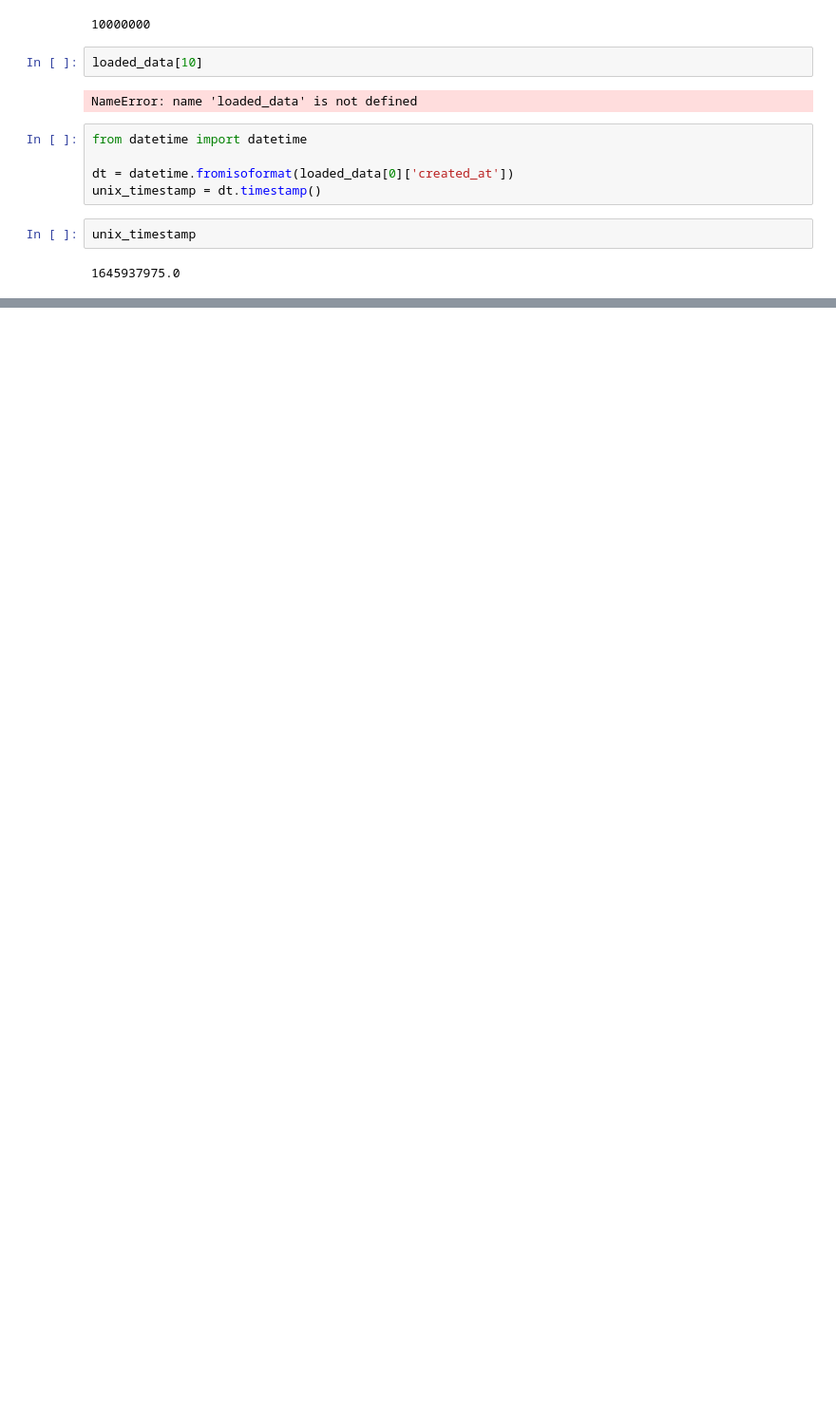
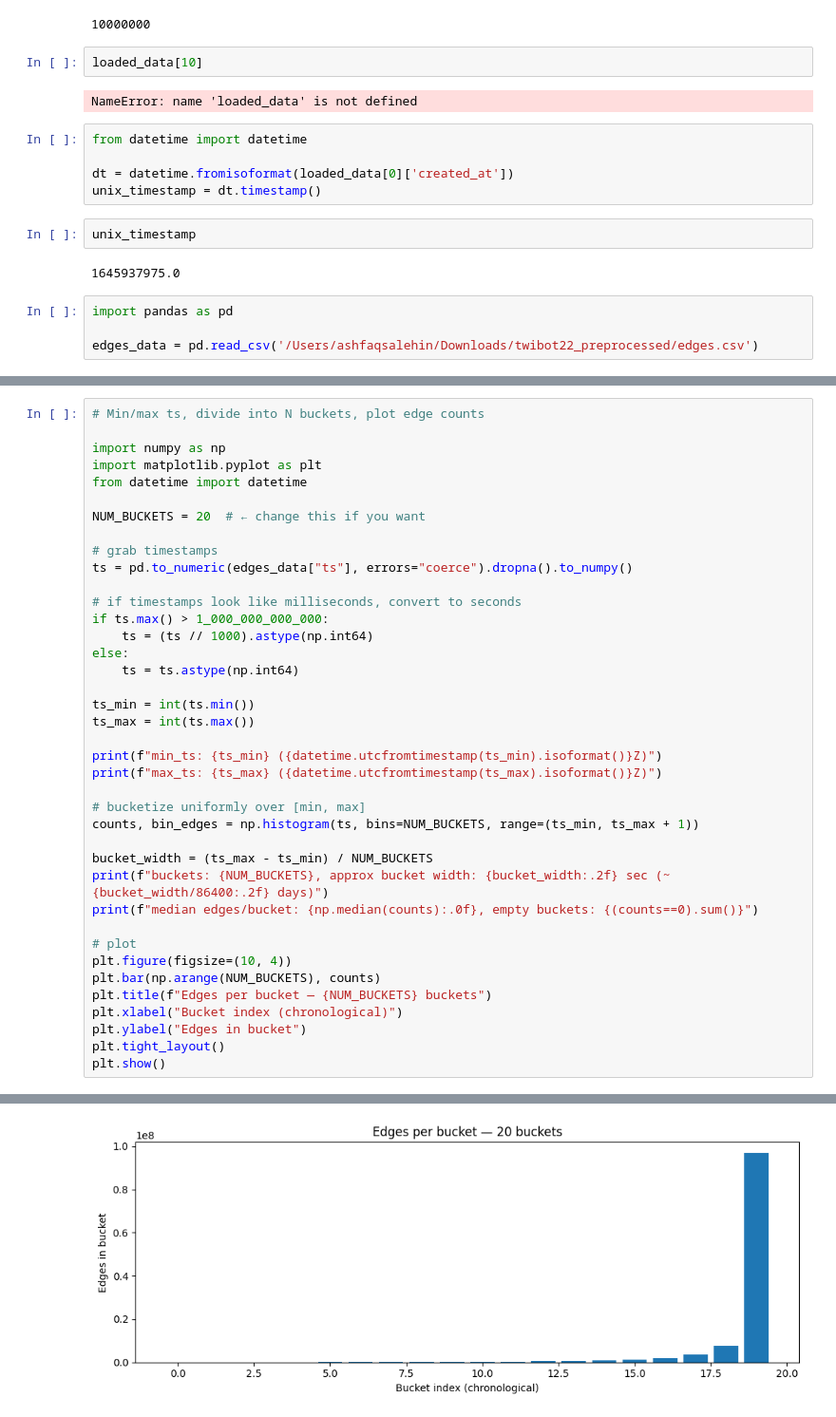
Before and after one commit to ashfaq1701/temporal-random-walk-test, a Jupyter notebook: test.ipynb, the cells around one changed output, grey strips where cells are left out. Shown: that part at 95% size. Saved outputs shown, nothing was run; the diff lists cells and outputs as text; blank space fills up the shorter version.

Commit message:
Added twibot experiment code

```diff
--- a/test.ipynb
+++ b/test.ipynb
@@ -387,3 +387,7 @@ unix_timestamp = dt.timestamp()
 unix_timestamp
 # %% [output]
 1645937975.0
+# %%
+import pandas as pd
+
+edges_data = pd.read_csv('/Users/ashfaqsalehin/Downloads/twibot22_preprocessed/edges.csv')
@@ -389,0 +410,40 @@ unix_timestamp
+# %%
+# Min/max ts, divide into N buckets, plot edge counts
+
+import numpy as np
+import matplotlib.pyplot as plt
+from datetime import datetime
+
+NUM_BUCKETS = 20  # ← change this if you want
+
+# grab timestamps
+ts = pd.to_numeric(edges_data["ts"], errors="coerce").dropna().to_numpy()
+
+# if timestamps look like milliseconds, convert to seconds
+if ts.max() > 1_000_000_000_000:
+    ts = (ts // 1000).astype(np.int64)
+else:
+    ts = ts.astype(np.int64)
+
+ts_min = int(ts.min())
+ts_max = int(ts.max())
+
+print(f"min_ts: {ts_min} ({datetime.utcfromtimestamp(ts_min).isoformat()}Z)")
+print(f"max_ts: {ts_max} ({datetime.utcfromtimestamp(ts_max).isoformat()}Z)")
+
+# bucketize uniformly over [min, max]
+counts, bin_edges = np.histogram(ts, bins=NUM_BUCKETS, range=(ts_min, ts_max + 1))
+
+bucket_width = (ts_max - ts_min) / NUM_BUCKETS
+print(f"buckets: {NUM_BUCKETS}, approx bucket width: {bucket_width:.2f} sec (~{bucket_width/86400:.2f} days)")
+print(f"median edges/bucket: {np.median(counts):.0f}, empty buckets: {(counts==0).sum()}")
+
+# plot
+plt.figure(figsize=(10, 4))
+plt.bar(np.arange(NUM_BUCKETS), counts)
+plt.title(f"Edges per bucket — {NUM_BUCKETS} buckets")
+plt.xlabel("Bucket index (chronological)")
+plt.ylabel("Edges in bucket")
+plt.tight_layout()
+plt.show()
+# %% [output]
@@ -389,0 +454 @@ unix_timestamp
+[figure, added]
```
Also changed, not shown: parts of 3 cells of this notebook, 1 other file.
